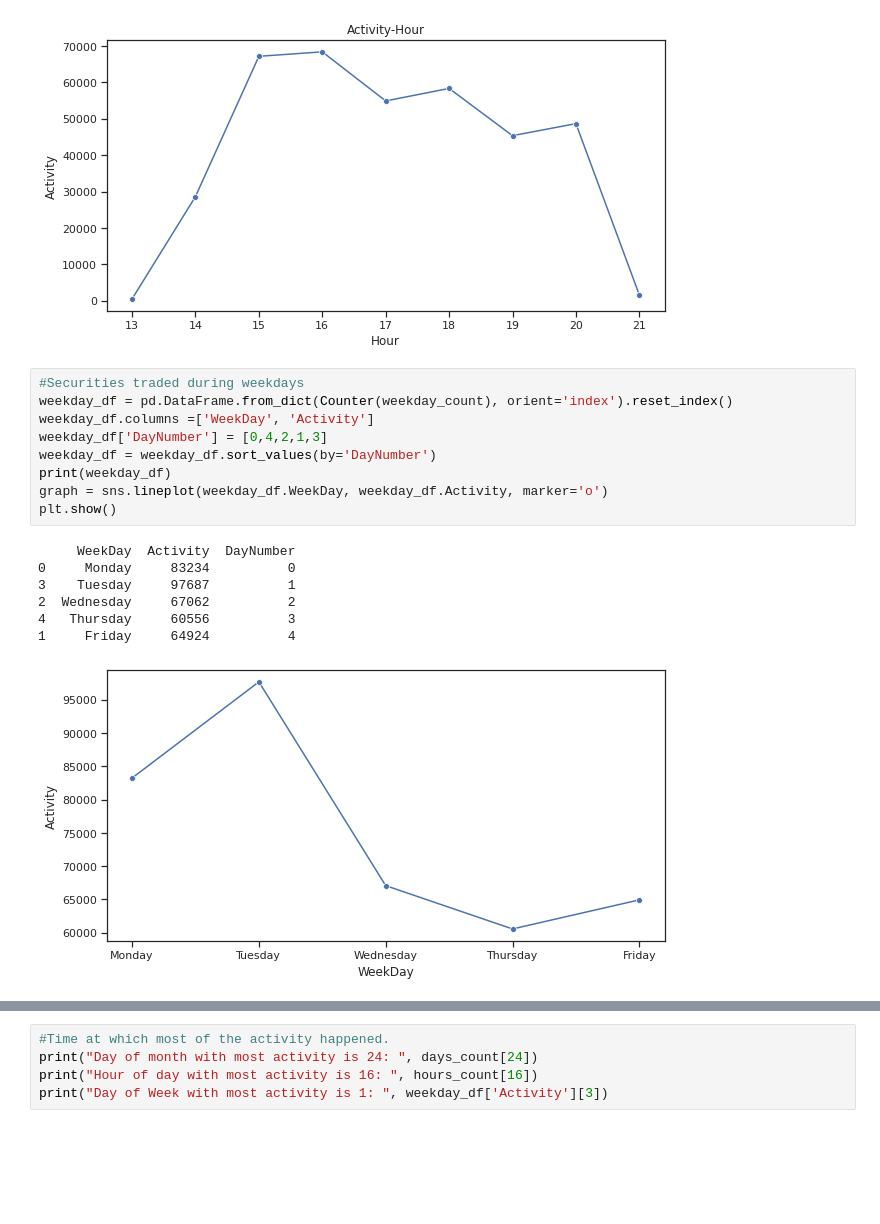
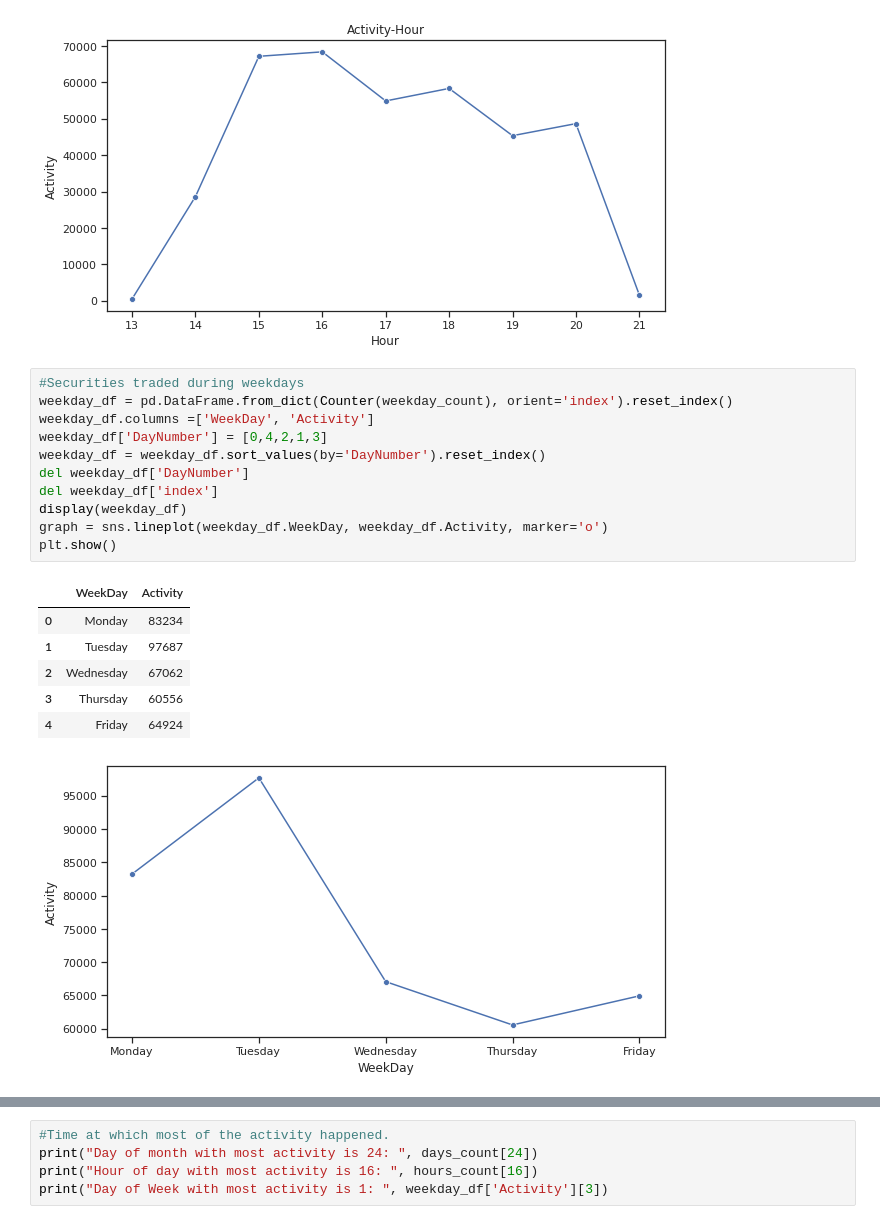
Before and after one commit to bilallogiciel/FIX-Parser, a Jupyter notebook: FIX_Parser.ipynb, the cells around one changed output, grey strips where cells are left out. Cells and saved outputs as stored; diff of their text form; blank space fills up the shorter version.

```diff
--- a/FIX_Parser.ipynb
+++ b/FIX_Parser.ipynb
@@ -235,19 +235,21 @@ Counter({16: 68378, 15: 67157, 18: 58330, 17: 54894, 20: 48659, 19: 45350, 14: 2
 # %%
 #Securities traded during weekdays
 weekday_df = pd.DataFrame.from_dict(Counter(weekday_count), orient='index').reset_index()
 weekday_df.columns =['WeekDay', 'Activity']
 weekday_df['DayNumber'] = [0,4,2,1,3]
-weekday_df = weekday_df.sort_values(by='DayNumber')
-print(weekday_df)
+weekday_df = weekday_df.sort_values(by='DayNumber').reset_index()
+del weekday_df['DayNumber']
+del weekday_df['index']
+display(weekday_df)
 graph = sns.lineplot(weekday_df.WeekDay, weekday_df.Activity, marker='o')
 plt.show()
 # %% [output]
-     WeekDay  Activity  DayNumber
-0     Monday     83234          0
-3    Tuesday     97687          1
-2  Wednesday     67062          2
-4   Thursday     60556          3
-1     Friday     64924          4
+|  | WeekDay | Activity |
+| 0 | Monday | 83234 |
+| 1 | Tuesday | 97687 |
+| 2 | Wednesday | 67062 |
+| 3 | Thursday | 60556 |
+| 4 | Friday | 64924 |
 [figure]
 # %%
 #How many securities are traded during the day.
```
Also changed, not shown: parts of 8 cells of this notebook.
